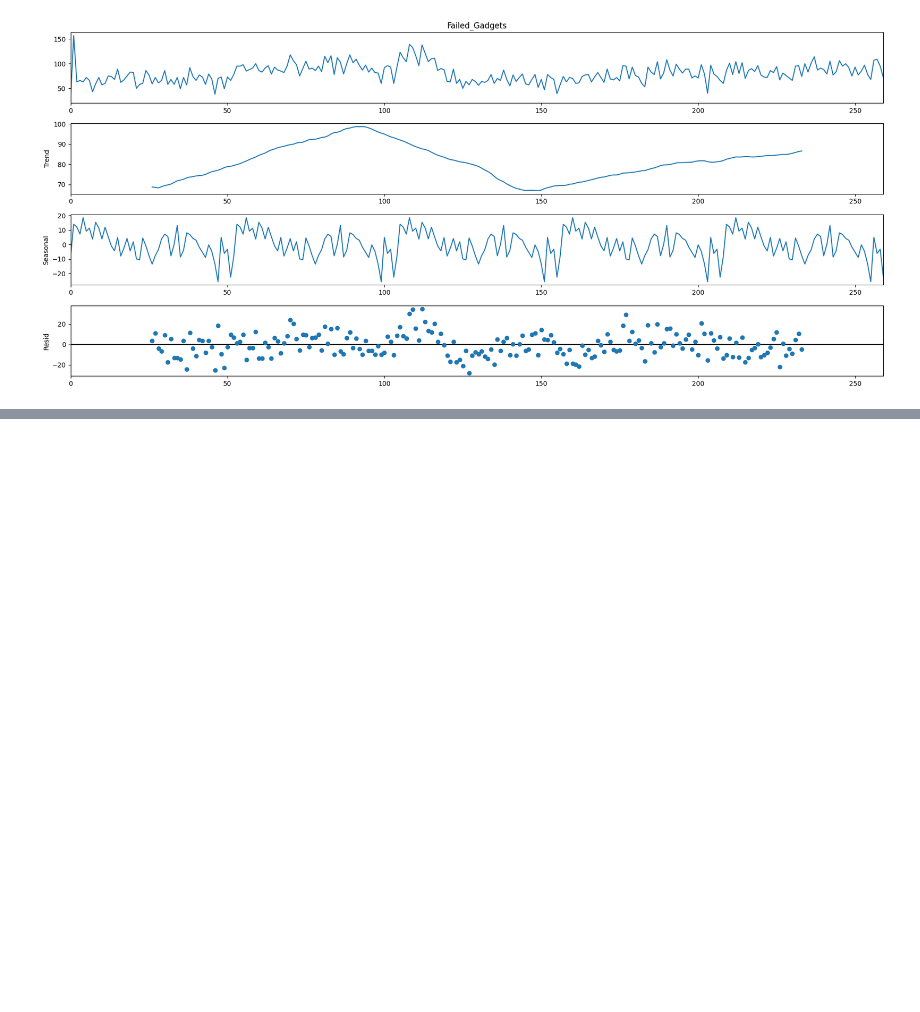
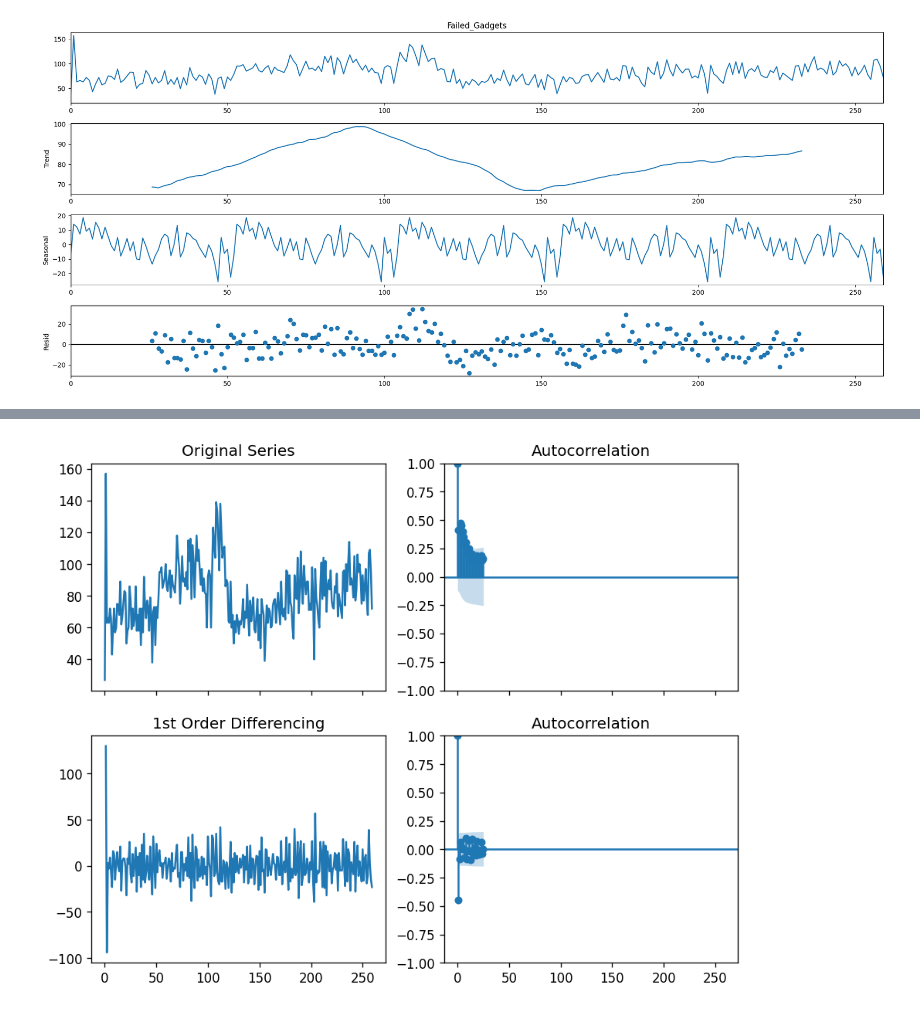
Before and after one commit to LotfollahKarimi/Prediction-by-ARIMA, a Jupyter notebook: Untitled8.ipynb, the cells around one changed output, grey strips where cells are left out. Cells and saved outputs as stored; diff of their text form; code cells hidden in the pictures; blank space fills up the shorter version.

```diff
--- a/Untitled8.ipynb
+++ b/Untitled8.ipynb
@@ -130,0 +99,19 @@ print("Recall:",metrics.recall_score(y_test, y_pred))
+# %%
+
+#########Differencing time series to make it stationary#########
+# Importing the modules
+from statsmodels.graphics.tsaplots import plot_acf, plot_pacf
+# fixing the size
+plt.rcParams.update({'figure.figsize':(9,7), 'figure.dpi':120})
+
+# Original Series
+fig, axes = plt.subplots(2, 2, sharex=True)
+axes[0, 0].plot(data.Failed_Gadgets); axes[0, 0].set_title('Original Series')
+plot_acf(data.Failed_Gadgets, ax=axes[0, 1])
+# 1st Differencing to make stationary time series data
+axes[1, 0].plot(data.Failed_Gadgets.diff()); axes[1, 0].set_title('1st Order Differencing')
+plot_acf(data.Failed_Gadgets.diff().dropna(), ax=axes[1, 1])
+plt.show()
+plt.show()
+# %% [output]
+[figure, added]
```
Also changed, not shown: parts of 11 cells of this notebook.
